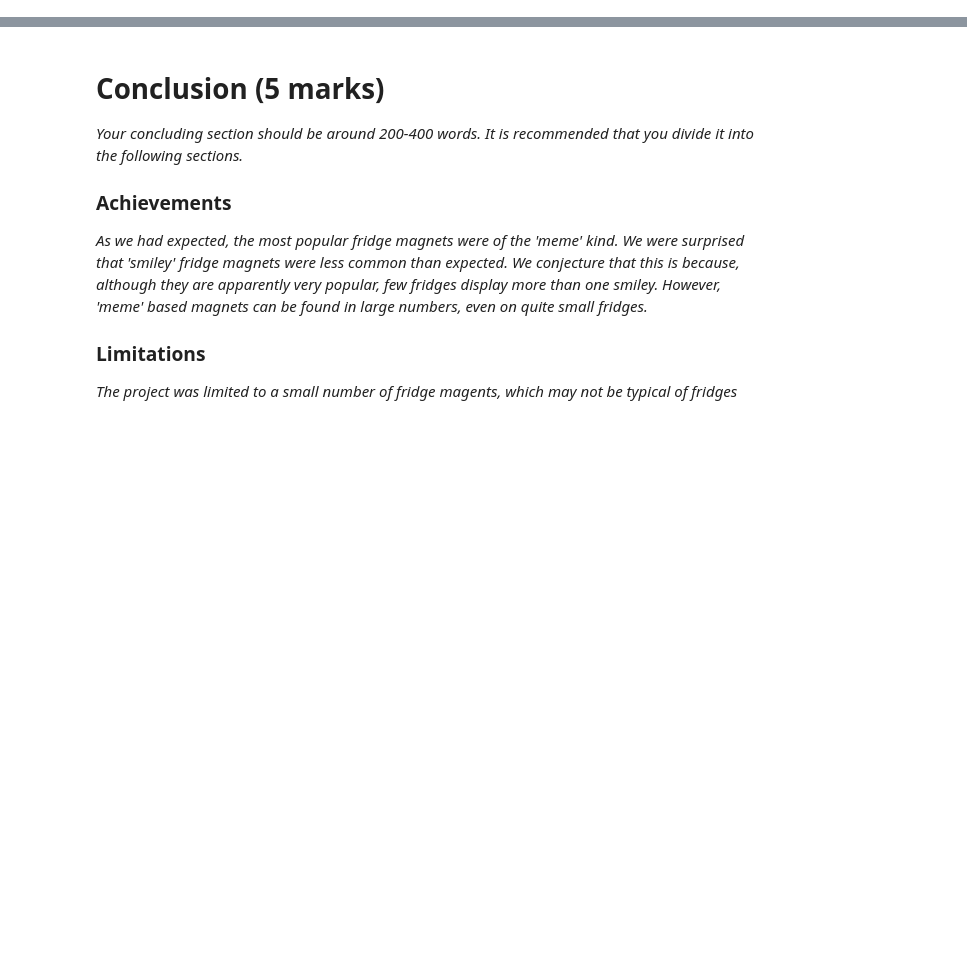
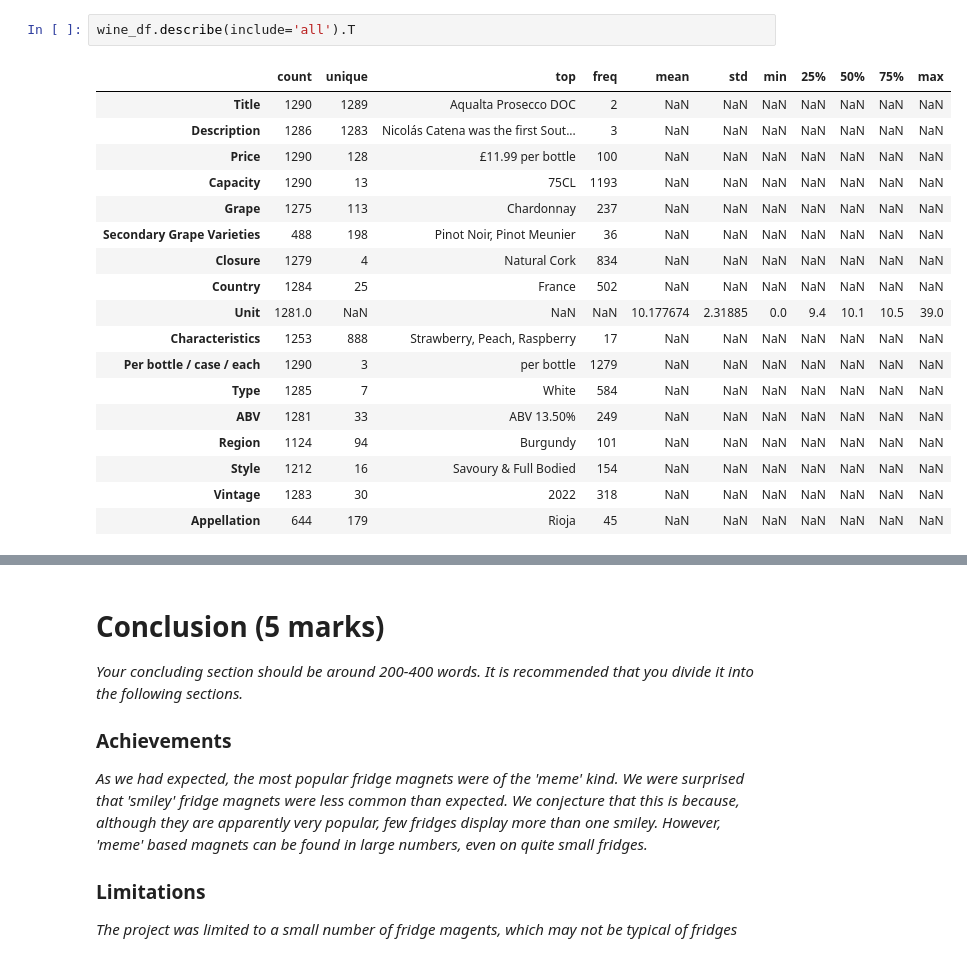
Before and after one commit to lwq1023999/COMP5712-group_coursework, a Jupyter notebook: notebook/Group project.ipynb, the cells around one changed output, grey strips where cells are left out. Drawn from its saved outputs; the diff is of its cells as text; blank space fills up the shorter version.

```diff
--- a/notebook/Group project.ipynb
+++ b/notebook/Group project.ipynb
@@ -315,0 +157,21 @@ fridge_sorted_bar(color='red')
+# %%
+wine_df.describe(include='all').T
+# %% [output]
+|  | count | unique | top | freq | mean | std | min | 25% | 50% | 75% | max |
+| Title | 1290 | 1289 | Aqualta Prosecco DOC | 2 | NaN | NaN | NaN | NaN | NaN | NaN | NaN |
+| Description | 1286 | 1283 | Nicolás Catena was the first Sout... | 3 | NaN | NaN | NaN | NaN | NaN | NaN | NaN |
+| Price | 1290 | 128 | £11.99 per bottle | 100 | NaN | NaN | NaN | NaN | NaN | NaN | NaN |
+| Capacity | 1290 | 13 | 75CL | 1193 | NaN | NaN | NaN | NaN | NaN | NaN | NaN |
+| Grape | 1275 | 113 | Chardonnay | 237 | NaN | NaN | NaN | NaN | NaN | NaN | NaN |
+| Secondary Grape Varieties | 488 | 198 | Pinot Noir, Pinot Meunier | 36 | NaN | NaN | NaN | NaN | NaN | NaN | NaN |
+| Closure | 1279 | 4 | Natural Cork | 834 | NaN | NaN | NaN | NaN | NaN | NaN | NaN |
+| Country | 1284 | 25 | France | 502 | NaN | NaN | NaN | NaN | NaN | NaN | NaN |
+| Unit | 1281.0 | NaN | NaN | NaN | 10.177674 | 2.31885 | 0.0 | 9.4 | 10.1 | 10.5 | 39.0 |
+| Characteristics | 1253 | 888 | Strawberry, Peach, Raspberry | 17 | NaN | NaN | NaN | NaN | NaN | NaN | NaN |
+| Per bottle / case / each | 1290 | 3 | per bottle | 1279 | NaN | NaN | NaN | NaN | NaN | NaN | NaN |
+| Type | 1285 | 7 | White | 584 | NaN | NaN | NaN | NaN | NaN | NaN | NaN |
+| ABV | 1281 | 33 | ABV 13.50% | 249 | NaN | NaN | NaN | NaN | NaN | NaN | NaN |
+| Region | 1124 | 94 | Burgundy | 101 | NaN | NaN | NaN | NaN | NaN | NaN | NaN |
+| Style | 1212 | 16 | Savoury & Full Bodied | 154 | NaN | NaN | NaN | NaN | NaN | NaN | NaN |
+| Vintage | 1283 | 30 | 2022 | 318 | NaN | NaN | NaN | NaN | NaN | NaN | NaN |
+| Appellation | 644 | 179 | Rioja | 45 | NaN | NaN | NaN | NaN | NaN | NaN | NaN |
```
Also changed, not shown: parts of 51 cells of this notebook.
